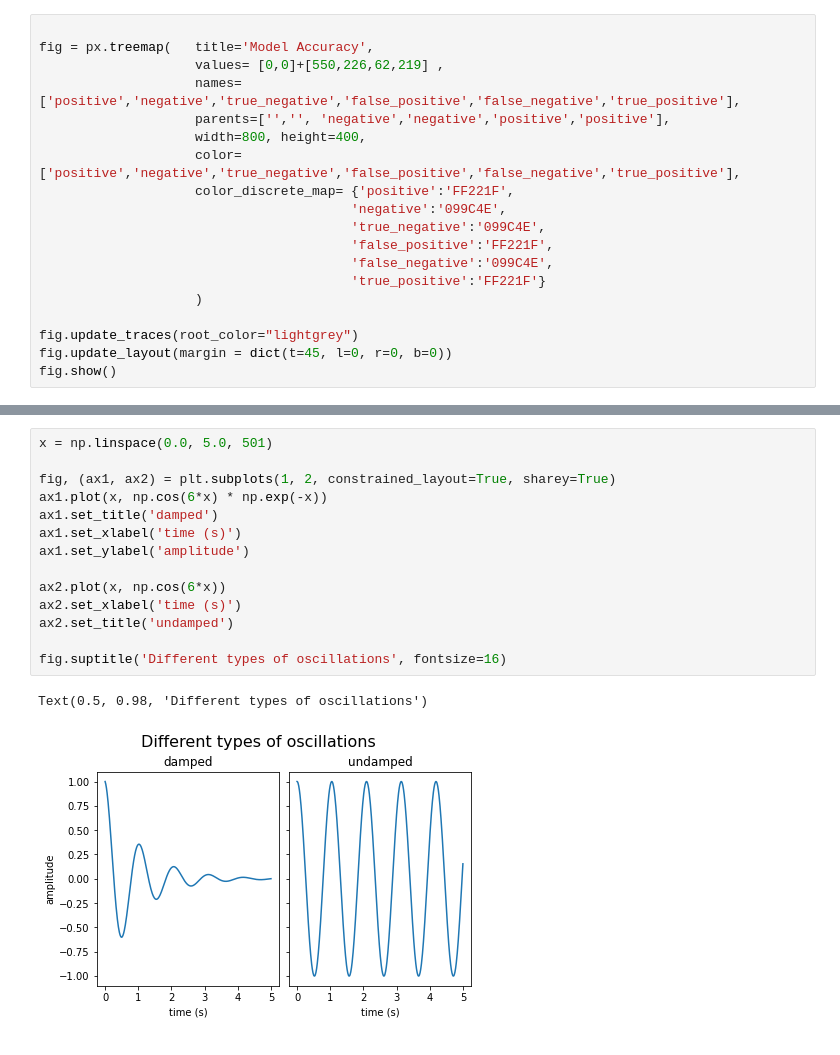
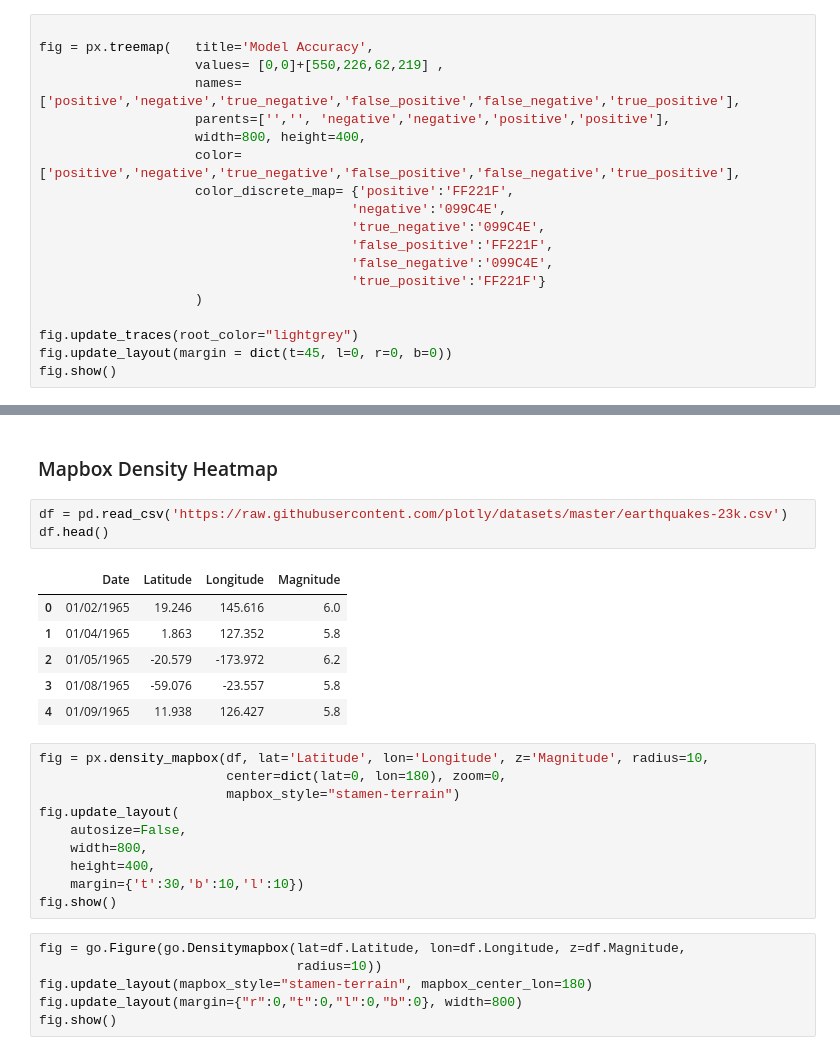
Before and after one commit to MrEnigmamgine/my_notes, a Jupyter notebook: plot_study.ipynb, the cells around one changed output, grey strips where cells are left out. Cells and saved outputs as stored; diff of their text form.

Commit message:
plotly mapbox

```diff
--- a/plot_study.ipynb
+++ b/plot_study.ipynb
@@ -91,17 +119,28 @@ Text(0.5, 0.98, 'Categorical Plotting')
-# %%
-x = np.linspace(0.0, 5.0, 501)
-
-fig, (ax1, ax2) = plt.subplots(1, 2, constrained_layout=True, sharey=True)
-ax1.plot(x, np.cos(6*x) * np.exp(-x))
-ax1.set_title('damped')
-ax1.set_xlabel('time (s)')
-ax1.set_ylabel('amplitude')
-
-ax2.plot(x, np.cos(6*x))
-ax2.set_xlabel('time (s)')
-ax2.set_title('undamped')
-
-fig.suptitle('Different types of oscillations', fontsize=16)
-# %% [output]
-Text(0.5, 0.98, 'Different types of oscillations')
-[figure, removed]
+# %% [markdown]
+### Mapbox Density Heatmap
+# %%
+df = pd.read_csv('https://raw.githubusercontent.com/plotly/datasets/master/earthquakes-23k.csv')
+df.head()
+# %% [output]
+|  | Date | Latitude | Longitude | Magnitude |
+| 0 | 01/02/1965 | 19.246 | 145.616 | 6.0 |
+| 1 | 01/04/1965 | 1.863 | 127.352 | 5.8 |
+| 2 | 01/05/1965 | -20.579 | -173.972 | 6.2 |
+| 3 | 01/08/1965 | -59.076 | -23.557 | 5.8 |
+| 4 | 01/09/1965 | 11.938 | 126.427 | 5.8 |
+# %%
+fig = px.density_mapbox(df, lat='Latitude', lon='Longitude', z='Magnitude', radius=10,
+                        center=dict(lat=0, lon=180), zoom=0,
+                        mapbox_style="stamen-terrain")
+fig.update_layout(
+    autosize=False,
+    width=800,
+    height=400,
+    margin={'t':30,'b':10,'l':10})
+fig.show()
+# %%
+fig = go.Figure(go.Densitymapbox(lat=df.Latitude, lon=df.Longitude, z=df.Magnitude,
+                                 radius=10))
+fig.update_layout(mapbox_style="stamen-terrain", mapbox_center_lon=180)
+fig.update_layout(margin={"r":0,"t":0,"l":0,"b":0}, width=800)
+fig.show()
```
Also changed, not shown: parts of 19 cells of this notebook, 1 other file.
